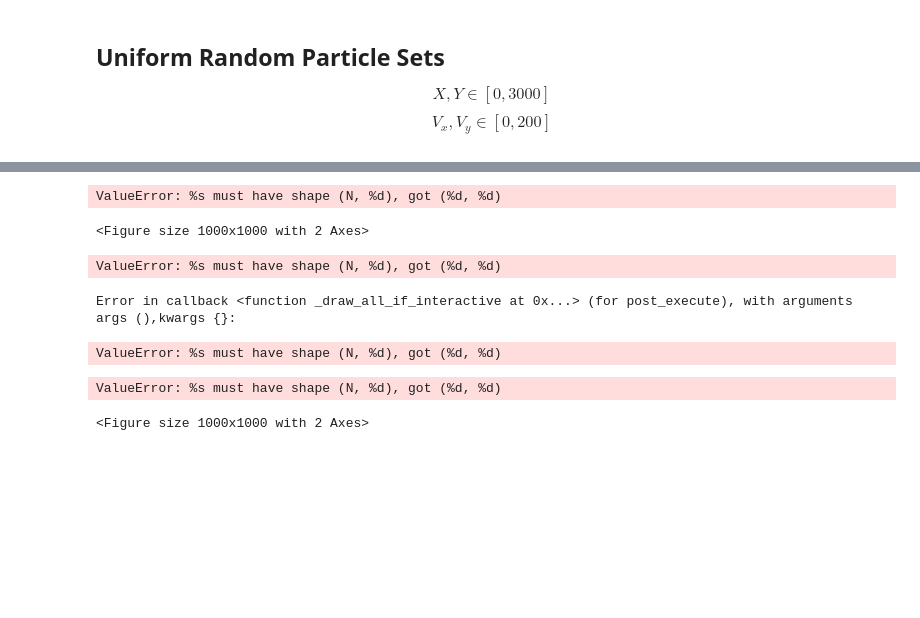
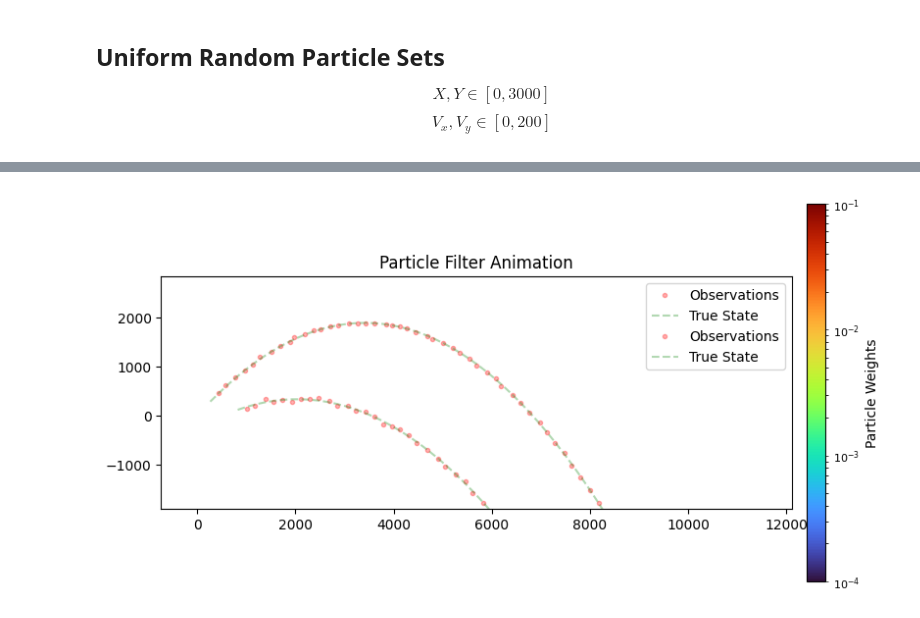
Before and after one commit to Horizon-42/particle_filter, a Jupyter notebook: run_partickle_filter.ipynb, the cells around one changed output, grey strips where cells are left out. Saved outputs shown, nothing was run; the diff lists cells and outputs as text; code cells hidden in the pictures; blank space fills up the shorter version.

```diff
--- a/run_partickle_filter.ipynb
+++ b/run_partickle_filter.ipynb
@@ -102,52 +102,54 @@ cbar = plt.colorbar(sm, ax=ax, shrink=0.5, pad=0.02)
 cbar.set_label('Particle Weights')
 # make colorbar smaller
 cbar.ax.tick_params(labelsize=8, length=2, width=0.5)
 
-# 初始化绘图对象
-# particles_scatter = ax.scatter(particles[:,0], particles[:, 1], c=sm.to_rgba(weights), alpha=0.7, s=1)
-particles_quiver = ax.quiver(particles[:,0], particles[:, 1],
-                             particles[:,2], particles[:, 3],
-                             color = sm.to_rgba(weights),
-                             angles='xy', scale_units='xy', scale=1, width=0.001)
-observations_plot, = ax.plot([], [], 'r.', label='Observations', alpha=0.3)
-true_state_plot, = ax.plot(states[0, 0], states[0, 1], 'g--', label='True State', alpha=0.3)
+quivers = []
+observ_slots = []
+state_slots = []
+
+for i in range(ball_num):
+    # 初始化绘图对象
+    particles_quiver = ax.quiver(particles[:,0, i], particles[:, 1, i],
+                                particles[:, 2, i], particles[:, 3, i],
+                                color = sm.to_rgba(weights),
+                                angles='xy', scale_units='xy', scale=1, width=0.001)
+    quivers.append(particles_quiver)
+
+    observations_plot, = ax.plot([], [], 'r.', label='Observations', alpha=0.3)
+    observ_slots.append(observations_plot)
+    true_state_plot, = ax.plot(states[0, 0, i], states[0, 1, i], 'g--', label='True State', alpha=0.3)
+    state_slots.append(true_state_plot)
 
 plt.legend()
 
 plt.savefig(f"outputs/frame_000.png", dpi=150)
 display(fig)
 # 主循环：逐帧绘图并保存为 PNG
 for frame in range(1, states.shape[0]):
     particles, weights = pf.update(particles, weights, observations[frame-1])
 
-    # particles_scatter.set_offsets(particles[:, :2])
-    # particles_scatter.set_color(sm.to_rgba(weights))
+    for i in range(ball_num):
+        particles_quiver, observations_plot, true_state_plot  = quivers[i], observ_slots[i], state_slots[i]
 
-    particles_quiver.set_offsets(particles[:, :2])
-    particles_quiver.set_UVC(particles[:, 2], particles[:, 3])
-    particles_quiver.set_color(sm.to_rgba(weights))
+        particles_quiver.set_offsets(particles[:, :2, i])
+        particles_quiver.set_UVC(particles[:, 2, i], particles[:, 3, i])
+        particles_quiver.set_color(sm.to_rgba(weights))
 
-    observations_plot.set_data(observations[:frame, 0], observations[:frame, 1])
-    true_state_plot.set_data(states[:frame, 0], states[:frame, 1])
+        observations_plot.set_data(observations[:frame, 0, i], observations[:frame, 1, i])
+        true_state_plot.set_data(states[:frame+1, 0, i], states[:frame+1, 1, i])
 
     clear_output(wait=True)
     display(fig)
     # 保存帧
     plt.savefig(f"outputs/frame_{frame:03d}.png", dpi=150)
 
 # plt.close(fig)  # 完成后关闭图形
 plt.ioff()
 plt.close(fig)
 
 # save to gif
 gif_frames = [Image.open(f"outputs/frame_{frame:03d}.png") for frame in range(states.shape[0])]
 gif_path = "outputs/particle_filter_animation.gif"
 gif_frames[0].save(gif_path, save_all=True, append_images=gif_frames[1:], duration=300, loop=0)
 # %% [output]
-ValueError: %s must have shape (N, %d), got (%d, %d)
-<Figure size 1000x1000 with 2 Axes>
-ValueError: %s must have shape (N, %d), got (%d, %d)
-Error in callback <function _draw_all_if_interactive at 0x...> (for post_execute), with arguments args (),kwargs {}:
-ValueError: %s must have shape (N, %d), got (%d, %d)
-ValueError: %s must have shape (N, %d), got (%d, %d)
-<Figure size 1000x1000 with 2 Axes>
+[figure, added]
```
Also changed, not shown: parts of 2 cells of this notebook, 3 other files.
